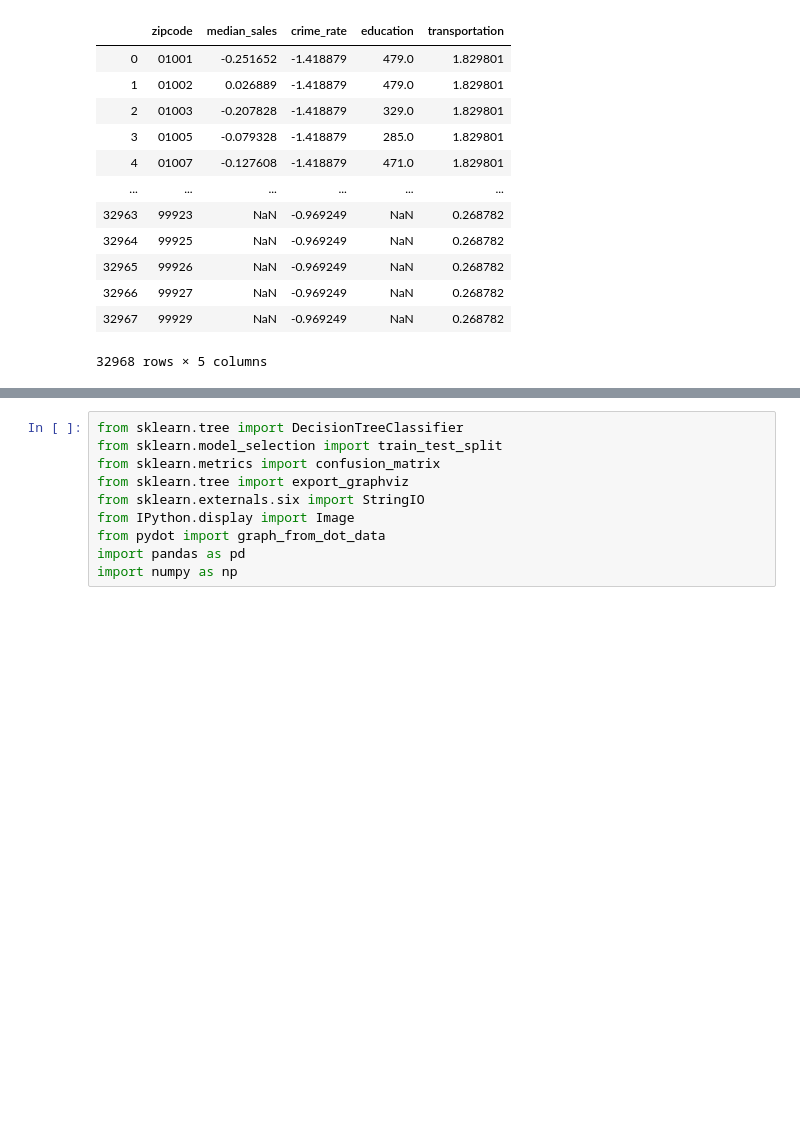
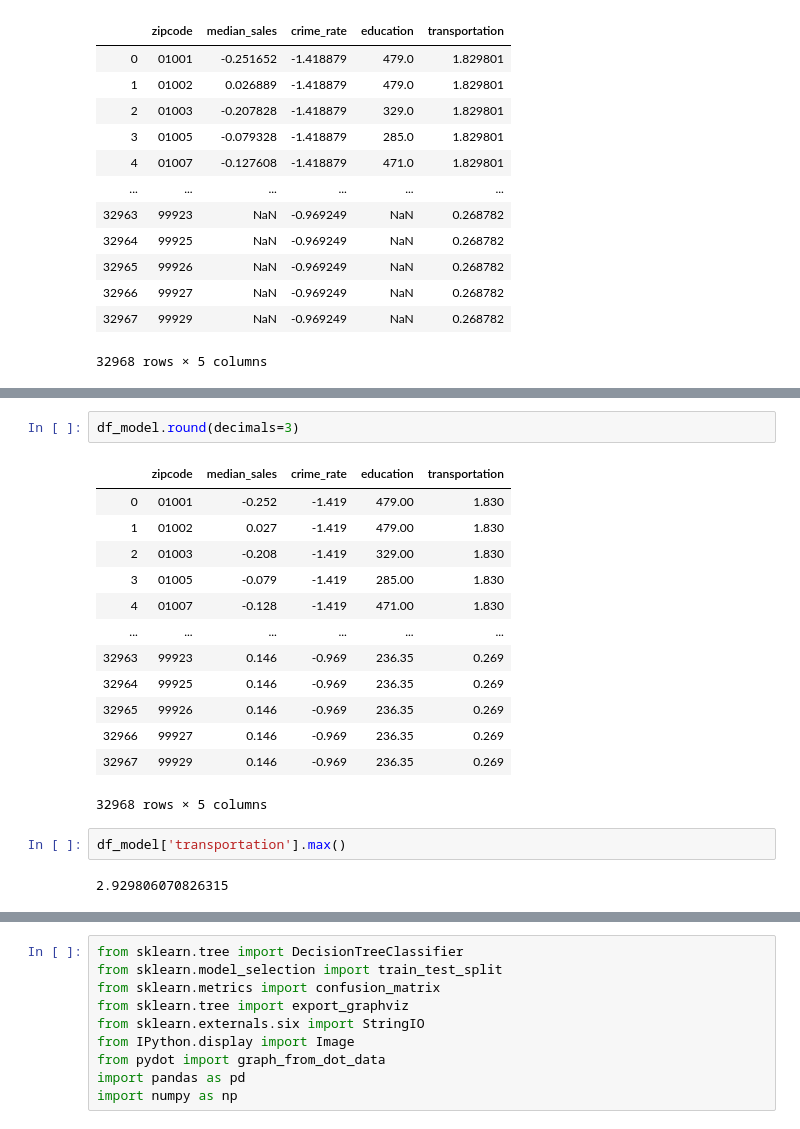
Before and after one commit to bishdj22/HomeSlice, a Jupyter notebook: Logistic_Regression_Model.ipynb, the cells around one changed output, grey strips where cells are left out. Saved outputs shown, nothing was run; the diff lists cells and outputs as text; blank space fills up the shorter version.

```diff
--- a/Logistic_Regression_Model.ipynb
+++ b/Logistic_Regression_Model.ipynb
@@ -585,0 +609,20 @@ df_model = df_model.fillna(0)
+# %%
+df_model.round(decimals=3)
+# %% [output]
+|  | zipcode | median_sales | crime_rate | education | transportation |
+| 0 | 01001 | -0.252 | -1.419 | 479.00 | 1.830 |
+| 1 | 01002 | 0.027 | -1.419 | 479.00 | 1.830 |
+| 2 | 01003 | -0.208 | -1.419 | 329.00 | 1.830 |
+| 3 | 01005 | -0.079 | -1.419 | 285.00 | 1.830 |
+| 4 | 01007 | -0.128 | -1.419 | 471.00 | 1.830 |
+| ... | ... | ... | ... | ... | ... |
+| 32963 | 99923 | 0.146 | -0.969 | 236.35 | 0.269 |
+| 32964 | 99925 | 0.146 | -0.969 | 236.35 | 0.269 |
+| 32965 | 99926 | 0.146 | -0.969 | 236.35 | 0.269 |
+| 32966 | 99927 | 0.146 | -0.969 | 236.35 | 0.269 |
+| 32967 | 99929 | 0.146 | -0.969 | 236.35 | 0.269 |
+32968 rows × 5 columns
+# %%
+df_model['transportation'].max()
+# %% [output]
+2.929806070826315
```
Also changed, not shown: parts of 12 cells of this notebook.
